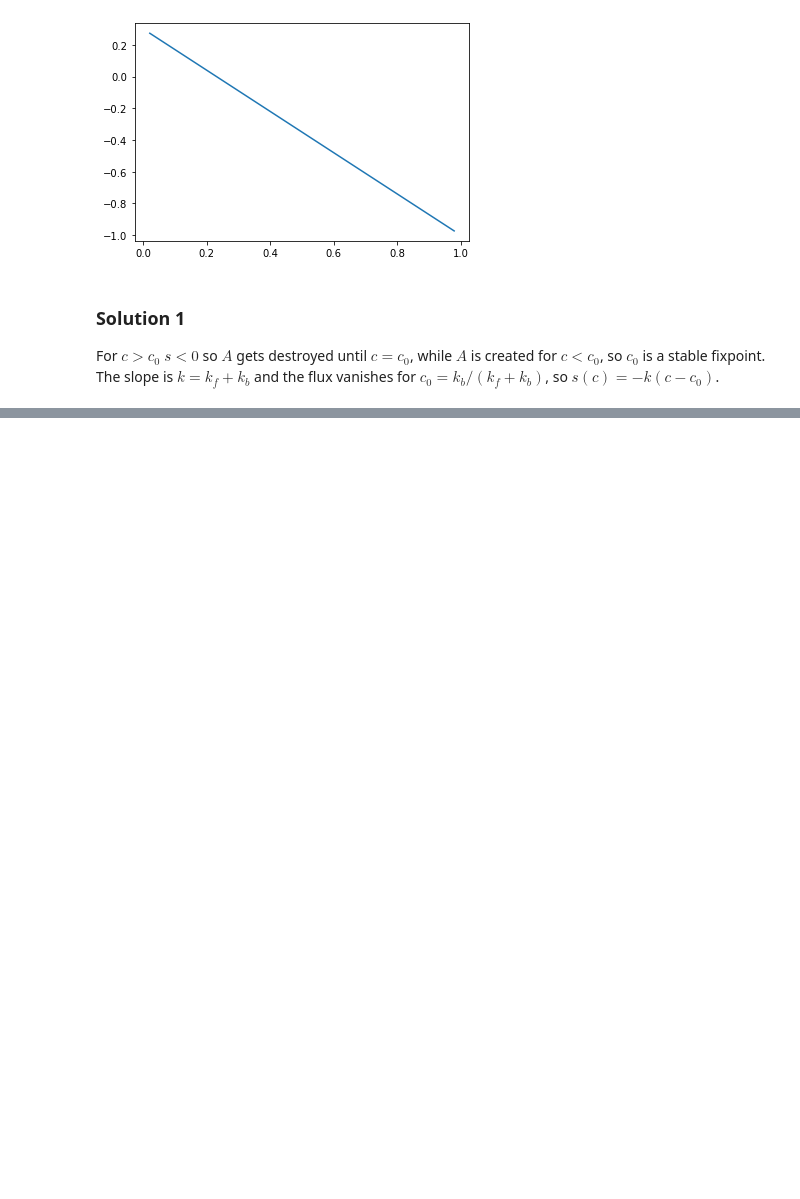
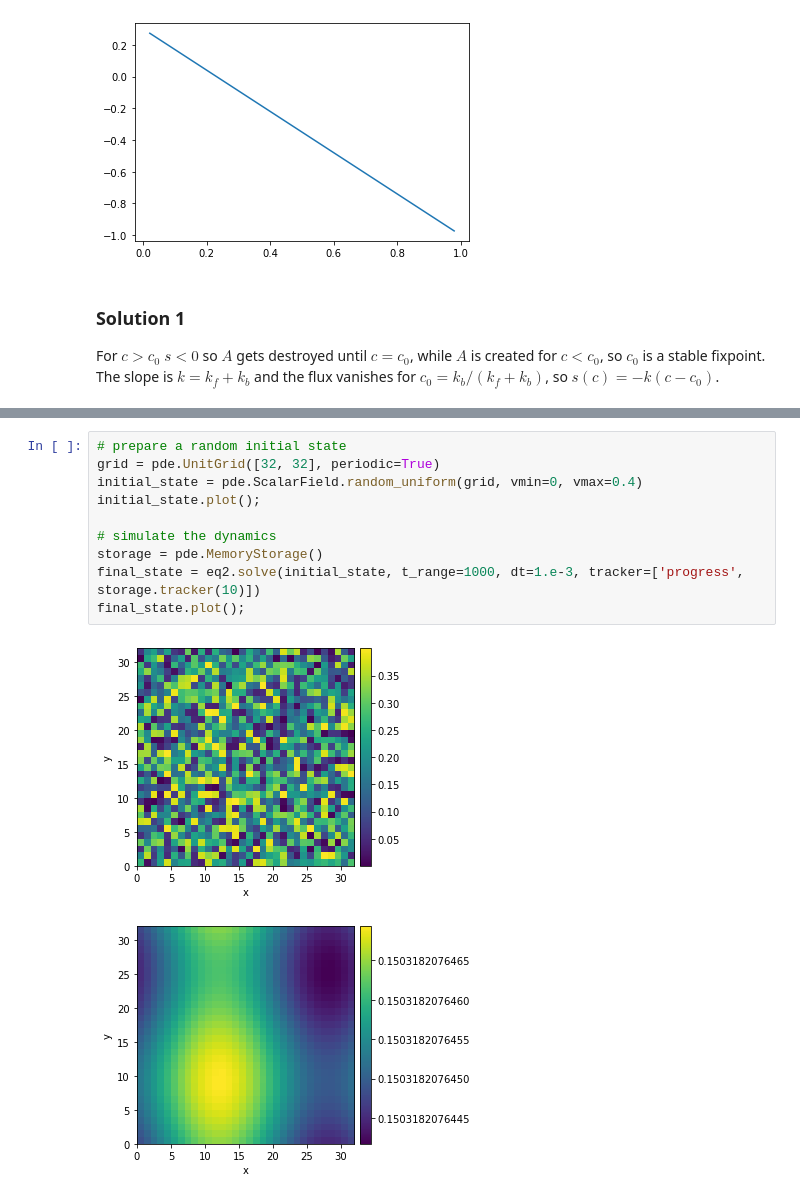
Before and after one commit to zwicker-group/tutorial-pattern-formation-in-cells, a Jupyter notebook: 05_non-ideal-reaction-diffusion.ipynb, the cells around one changed output, grey strips where cells are left out. Cells and saved outputs as stored; diff of their text form; blank space fills up the shorter version.

```diff
--- a/05_non-ideal-reaction-diffusion.ipynb
+++ b/05_non-ideal-reaction-diffusion.ipynb
@@ -54,0 +109,13 @@ eq.expressions
+# %%
+# prepare a random initial state
+grid = pde.UnitGrid([32, 32], periodic=True)
+initial_state = pde.ScalarField.random_uniform(grid, vmin=0, vmax=0.4)
+initial_state.plot();
+
+# simulate the dynamics
+storage = pde.MemoryStorage()
+final_state = eq2.solve(initial_state, t_range=1000, dt=1.e-3, tracker=['progress', storage.tracker(10)])
+final_state.plot();
+# %% [output]
+[figure, added]
+[figure, added]
```
Also changed, not shown: parts of 11 cells of this notebook.
